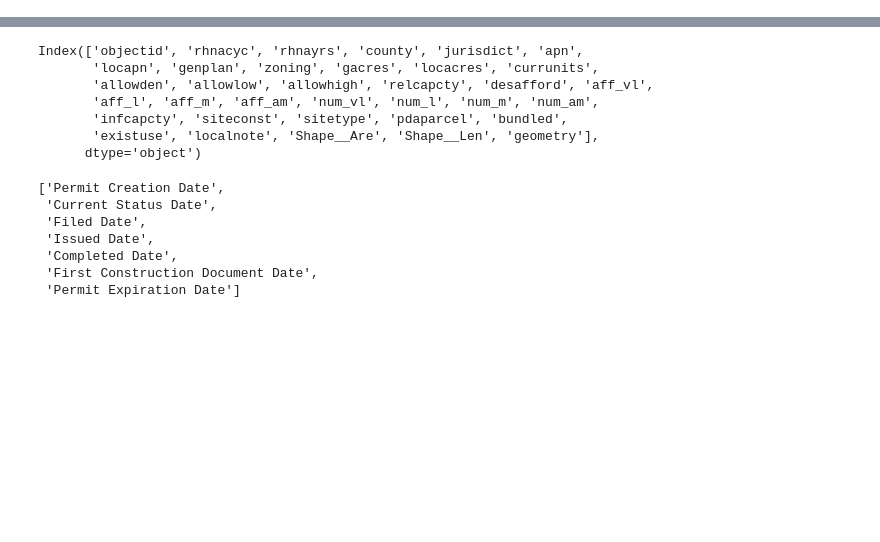
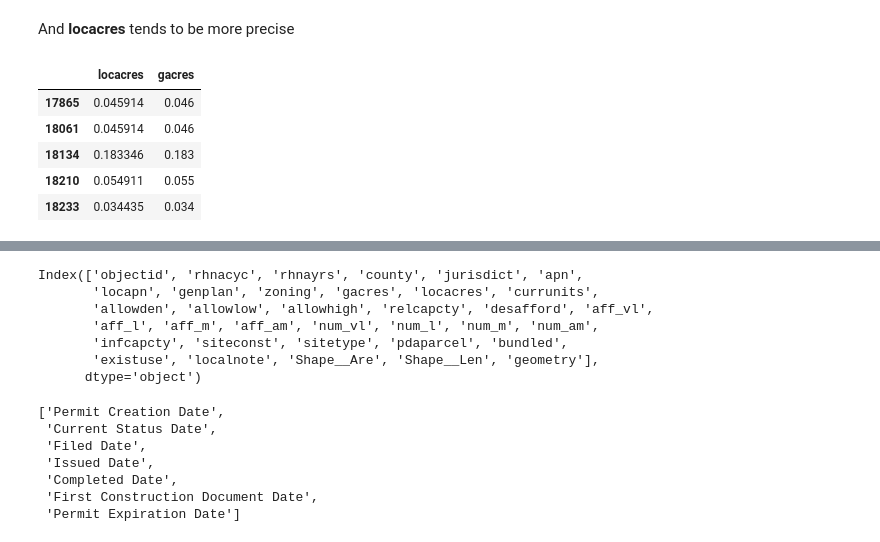
Before and after one commit to YIMBYdata/housing-elements, a Jupyter notebook: SF Housing Element.ipynb, the cells around one changed output, grey strips where cells are left out. Cells and saved outputs as stored; diff of their text form; code cells hidden in the pictures; blank space fills up the shorter version.

```diff
--- a/SF Housing Element.ipynb
+++ b/SF Housing Element.ipynb
@@ -16,0 +73,11 @@ sf_sites['relcapcty'] = sf_sites['relcapcty'].astype(float)
+# %% [markdown]
+And **locacres** tends to be more precise
+# %%
+sf_sites[['locacres', 'gacres']].head()
+# %% [output]
+|  | locacres | gacres |
+| 17865 | 0.045914 | 0.046 |
+| 18061 | 0.045914 | 0.046 |
+| 18134 | 0.183346 | 0.183 |
+| 18210 | 0.054911 | 0.055 |
+| 18233 | 0.034435 | 0.034 |
```
Also changed, not shown: parts of 25 cells of this notebook.
